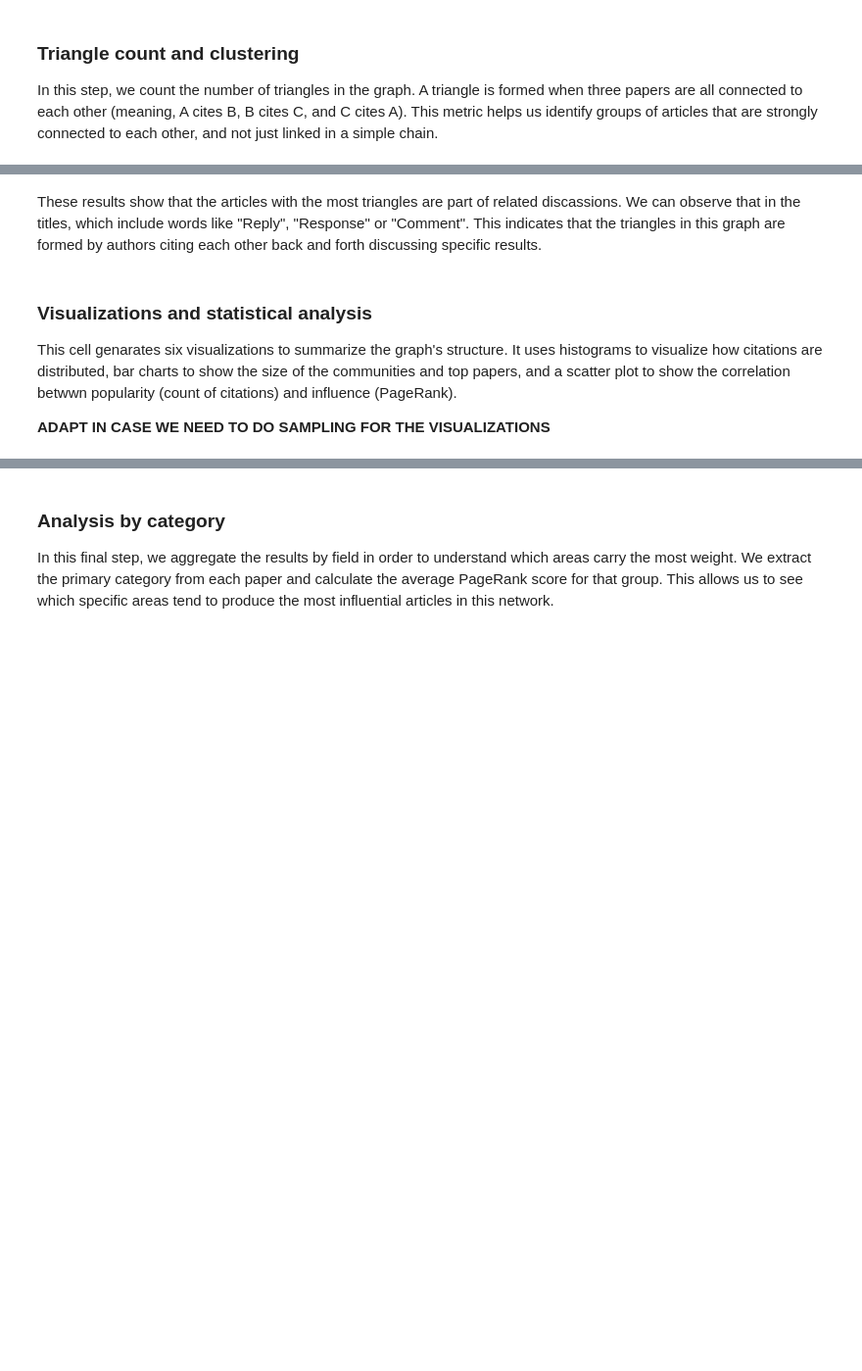
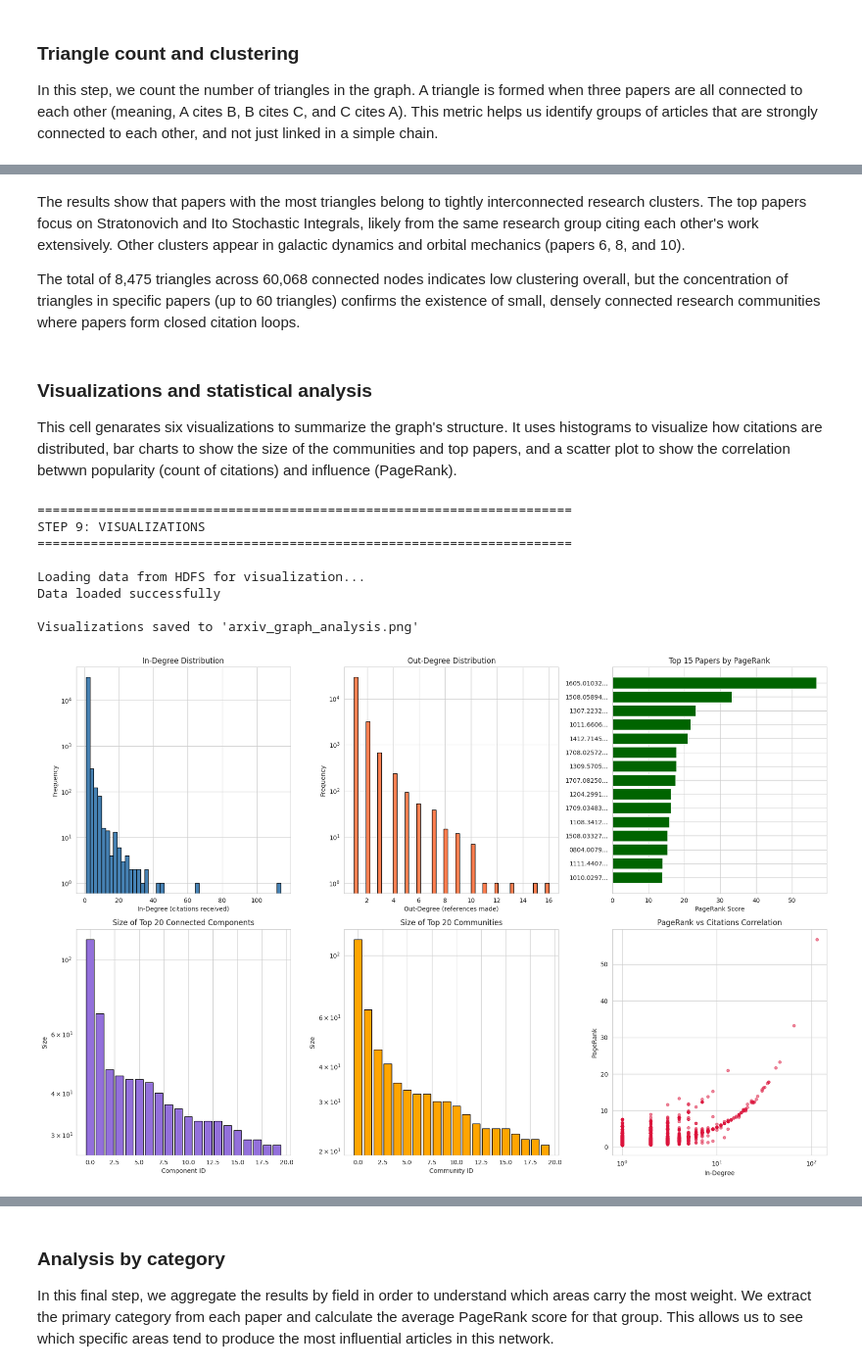
Before and after one commit to Dumitru-Daniel-Antoniu/ArXiv_Recommendation_System, a Jupyter notebook: SparkX-analysis-full.ipynb, the cells around one changed output, grey strips where cells are left out. Shown at 98% size. Drawn from its saved outputs; the diff is of its cells as text; code cells hidden in the pictures; blank space fills up the shorter version.

Commit message:
Final version of the Spark Graph analysis
I have fixed errors caused by dependancies between librarires and udpdated the analysis given that this time we have done it over the whole dataset.

```diff
--- a/SparkX-analysis-full.ipynb
+++ b/SparkX-analysis-full.ipynb
@@ -375,18 +418,16 @@ in_degrees.write.mode("overwrite").parquet("hdfs:///output/citation_graph/in_deg
 print("In-degrees saved to HDFS")
 
 print("\nTop 10 most cited papers:")
-top_cited_sample = top_cited.limit(10)
-
-# join with vertex information for display
-top_cited_with_info = top_cited_sample.join(
+# First join, then order, then limit
+top_cited_with_info = top_cited.join(
     graph.vertices.select("id", "title", "categories"),
     "id"
-)
+).orderBy(col("inDegree").desc()).limit(10)
 
 # collect only top 10 for display
 for idx, row in enumerate(top_cited_with_info.collect(), 1):
     print(f"{idx}. [{row['id']}] {row['title'][:60]}...")
-    print(f"   Citations: {row['inDegree']}, Category: {row['categories']}")
+    print(f"    Citations: {row['inDegree']}, Category: {row['categories']}")
 
 # out-degree: how many references a paper makes
 print("\nCalculating out-degree (papers citing the most)...")
@@ -398,15 +439,13 @@ out_degrees.write.mode("overwrite").parquet("hdfs:///output/citation_graph/out_d
 print("Out-degrees saved to HDFS")
 
 print("\nTop 10 papers making the most references:")
-top_citing_sample = top_citing.limit(10)
-
-# join with vertex information for display
-top_citing_with_info = top_citing_sample.join(
+# first join, then order, then limit
+top_citing_with_info = top_citing.join(
     graph.vertices.select("id", "title", "categories"),
     "id"
-)
+).orderBy(col("outDegree").desc()).limit(10)
 
 # collect only top 10 for display
 for idx, row in enumerate(top_citing_with_info.collect(), 1):
     print(f"{idx}. [{row['id']}] {row['title'][:60]}...")
-    print(f"   References: {row['outDegree']}, Category: {row['categories']}")
+    print(f"    References: {row['outDegree']}, Category: {row['categories']}")
@@ -430,7 +492,7 @@ pagerank_results = graph.pageRank(resetProbability=0.15, maxIter=10)
 top_pagerank = pagerank_results.vertices.select("id", "pagerank") \
     .orderBy(col("pagerank").desc())
 
-# save complete PageRank results to HDFS
+# save complete pagerank results to hdfs
 pagerank_results.vertices.write.mode("overwrite").parquet("hdfs:///output/citation_graph/pagerank_results")
 print("PageRank results saved to HDFS")
 
@@ -438,10 +500,11 @@ print("\nTop 20 most influential papers by PageRank:")
 top_pr_sample = top_pagerank.limit(20)
 
 # join with vertex information for display
+# re-sort after join because spark join operations do not preserve order
 top_pr_with_info = top_pr_sample.join(
     graph.vertices.select("id", "title", "categories", "year"),
     "id"
-)
+).orderBy(col("pagerank").desc())
 
 # collect only top 20 for display
 for idx, row in enumerate(top_pr_with_info.collect(), 1):
@@ -451,10 +514,12 @@ for idx, row in enumerate(top_pr_with_info.collect(), 1):
     print(f"   Categories: {row['categories']}")
     print(f"   Year: {row['year']}")
 
-# save top results with metadata to HDFS
+# save top results with metadata to hdfs
+# order before saving
 top_pagerank_full = top_pagerank.join(
     graph.vertices.select("id", "title", "categories", "year"),
     "id"
-)
+).orderBy(col("pagerank").desc())
+
 top_pagerank_full.write.mode("overwrite").parquet("hdfs:///output/citation_graph/top_pagerank_with_metadata")
 print("\nTop PageRank papers with metadata saved to HDFS")
@@ -611,7 +780,7 @@ print("\nCounting triangles in the graph...")
 try:
     triangle_counts = graph.triangleCount()
 
-    # save triangle counts to HDFS
+    # save triangle counts to hdfs
     triangle_counts.write.mode("overwrite").parquet("hdfs:///output/citation_graph/triangle_counts")
     print("Triangle counts saved to HDFS")
 
@@ -621,11 +790,12 @@ try:
     print("\nTop 10 papers with most triangles:")
     top_tri_sample = top_triangles.limit(10)
 
-    # join with vertex information for display
+    # join with vertex information and re-sort
+    # spark join operations do not preserve order, so we must sort again
     top_tri_with_info = top_tri_sample.join(
         graph.vertices.select("id", "title"),
         "id"
-    )
+    ).orderBy(col("count").desc())
 
     # collect only top 10 for display
     for idx, row in enumerate(top_tri_with_info.collect(), 1):
@@ -643,14 +840,12 @@ except Exception as e:
 # %% [markdown]
-These results show that the articles with the most triangles are part of related discassions. We can observe that in the titles, which include words like "Reply", "Response" or "Comment". This indicates that the triangles in this graph are formed by authors citing each other back and forth discussing specific results.
+The results show that papers with the most triangles belong to tightly interconnected research clusters. The top papers focus on Stratonovich and Ito Stochastic Integrals, likely from the same research group citing each other's work extensively. Other clusters appear in galactic dynamics and orbital mechanics (papers 6, 8, and 10).
+
+The total of 8,475 triangles across 60,068 connected nodes indicates low clustering overall, but the concentration of triangles in specific papers (up to 60 triangles) confirms the existence of small, densely connected research communities where papers form closed citation loops.
 # %% [markdown]
 ### Visualizations and statistical analysis
 
 This cell genarates six visualizations to summarize the graph's structure. It uses histograms to visualize how citations are distributed, bar charts to show the size of the communities and top papers, and a scatter plot to show the correlation betwwn popularity (count of citations) and influence (PageRank).
-
-**ADAPT IN CASE WE NEED TO DO SAMPLING FOR THE VISUALIZATIONS**
 # %%
-# v1: without sampling, visualizing the whole dataset
-
 print("\n" + "="*70)
 print("STEP 9: VISUALIZATIONS")
 print("="*70)
@@ -677,8 +872,9 @@ comm_sizes_viz = spark.read.parquet("hdfs:///output/citation_graph/label_propaga
     .limit(20).toPandas()
 
 # pagerank vs in-degree (join and collect all)
+# we need to read in_degrees as spark df again for the join operation
 pr_indeg_viz = spark.read.parquet("hdfs:///output/citation_graph/pagerank_results") \
-    .join(in_degrees_viz, "id") \
+    .join(spark.read.parquet("hdfs:///output/citation_graph/in_degrees"), "id") \
     .toPandas()
 
 # configure matplotlib
@@ -712,30 +908,40 @@ axes[0, 2].invert_yaxis()
 # component sizes
 axes[1, 0].bar(range(len(comp_sizes_viz)),
                comp_sizes_viz['count'],
                color='mediumpurple', edgecolor='black')
 axes[1, 0].set_xlabel('Component ID')
 axes[1, 0].set_ylabel('Size')
 axes[1, 0].set_title('Size of Top 20 Connected Components')
 axes[1, 0].set_yscale('log')
 
 # community sizes (lpa)
 axes[1, 1].bar(range(len(comm_sizes_viz)),
                comm_sizes_viz['count'],
                color='orange', edgecolor='black')
 axes[1, 1].set_xlabel('Community ID')
 axes[1, 1].set_ylabel('Size')
 axes[1, 1].set_title('Size of Top 20 Communities')
 axes[1, 1].set_yscale('log')
 
 # pagerank vs in-degree
 axes[1, 2].scatter(pr_indeg_viz['inDegree'], pr_indeg_viz['pagerank'],
                    alpha=0.5, s=20, color='crimson')
 axes[1, 2].set_xlabel('In-Degree')
 axes[1, 2].set_ylabel('PageRank')
 axes[1, 2].set_title('PageRank vs Citations Correlation')
 axes[1, 2].set_xscale('log')
 
 plt.tight_layout()
 plt.savefig('arxiv_graph_analysis.png', dpi=300, bbox_inches='tight')
 print("\nVisualizations saved to 'arxiv_graph_analysis.png'")
 plt.show()
+# %% [output]
+======================================================================
+STEP 9: VISUALIZATIONS
+======================================================================
+
+Loading data from HDFS for visualization...
+Data loaded successfully
+
+Visualizations saved to 'arxiv_graph_analysis.png'
+[figure, added]
```
Also changed, not shown: parts of 24 cells of this notebook.
